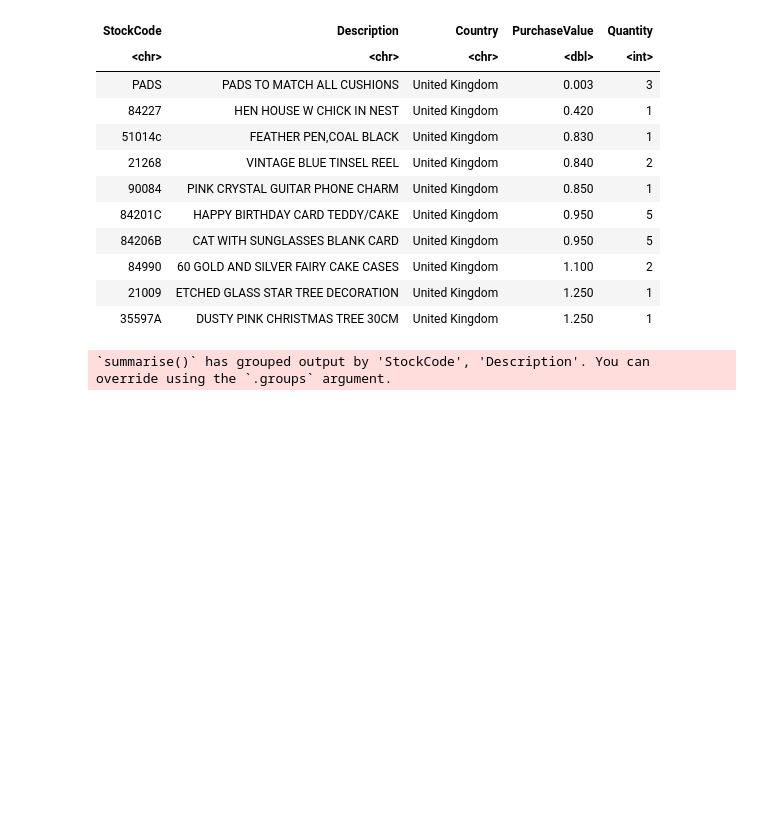
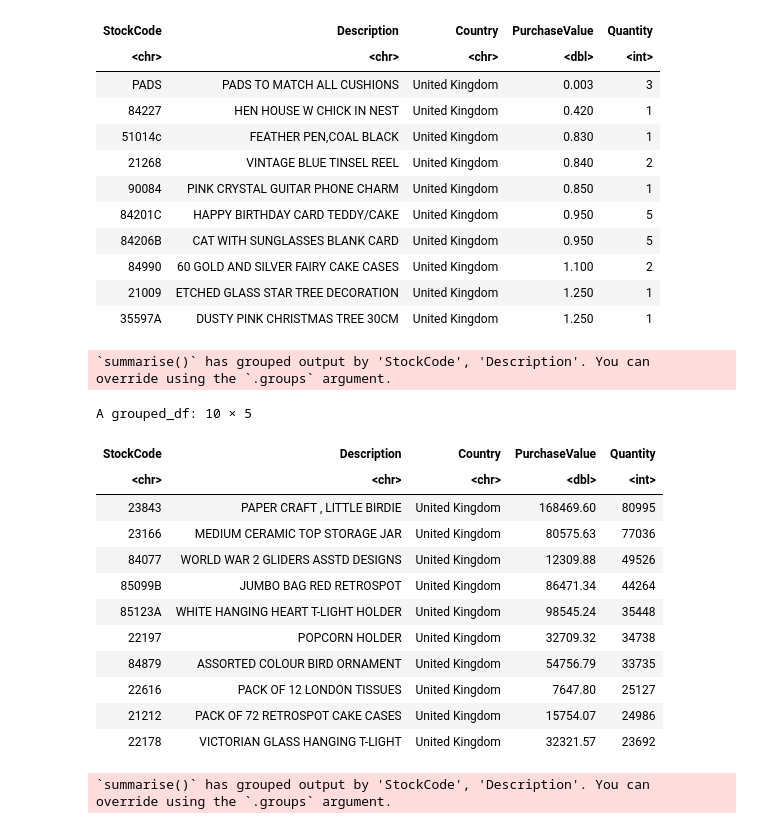
Before and after one commit to MrHolyveira/Analise-Bagy, a Jupyter notebook: R/main.ipynb, the cells around one changed output. Cells and saved outputs as stored; diff of their text form; code cells hidden in the pictures; blank space fills up the shorter version.

Commit message:
Alterações no insight 3.

```diff
--- a/R/main.ipynb
+++ b/R/main.ipynb
@@ -339,6 +357,31 @@ plotInsight3.2 <- ggplot(data = insight3.2, aes(x = reorder(Description, Purchas
     scale_fill_manual(values = pinkColors)+
     labs(title="Insight 3.2: Os 10 Items com menor valor de compra no Reino Unido ",x ="Description", y = "PurchaseValue",fill="none") +
     guides(fill="none")
+# %%
+# Insight 3.3: Relação dos produtos mais comprados (Quantidade) dentro do país com maior volume de vendas (Reino Unido).
+insight3.3 <- df %>% select(StockCode, Description,PurchaseValue, Country,Quantity)  %>%
+    filter( PurchaseValue > 0, Country == "United Kingdom") %>%
+    group_by(StockCode, Description,Country) %>%
+    summarise(PurchaseValue = sum(PurchaseValue), Quantity = sum(Quantity)) %>%
+    arrange(desc(Quantity)) %>%
+    head(10)
+insight3.3
+# %% [output]
+`summarise()` has grouped output by 'StockCode', 'Description'. You can
+override using the `.groups` argument.
+A grouped_df: 10 × 5
+| StockCode | Description | Country | PurchaseValue | Quantity |
+| <chr> | <chr> | <chr> | <dbl> | <int> |
+| 23843 | PAPER CRAFT , LITTLE BIRDIE | United Kingdom | 168469.60 | 80995 |
+| 23166 | MEDIUM CERAMIC TOP STORAGE JAR | United Kingdom | 80575.63 | 77036 |
+| 84077 | WORLD WAR 2 GLIDERS ASSTD DESIGNS | United Kingdom | 12309.88 | 49526 |
+| 85099B | JUMBO BAG RED RETROSPOT | United Kingdom | 86471.34 | 44264 |
+| 85123A | WHITE HANGING HEART T-LIGHT HOLDER | United Kingdom | 98545.24 | 35448 |
+| 22197 | POPCORN HOLDER | United Kingdom | 32709.32 | 34738 |
+| 84879 | ASSORTED COLOUR BIRD ORNAMENT | United Kingdom | 54756.79 | 33735 |
+| 22616 | PACK OF 12 LONDON TISSUES | United Kingdom | 7647.80 | 25127 |
+| 21212 | PACK OF 72 RETROSPOT CAKE CASES | United Kingdom | 15754.07 | 24986 |
+| 22178 | VICTORIAN GLASS HANGING T-LIGHT | United Kingdom | 32321.57 | 23692 |
 # %%
 # Insight 3.3: Relação dos produtos menos comprados (Quantidade) dentro do país com maior volume de vendas (Reino Unido).
 # OBS: Existem cerca de 86 produtos que só venderam 1 unidade.
```
Also changed, not shown: parts of 4 cells of this notebook, 1 other file.
